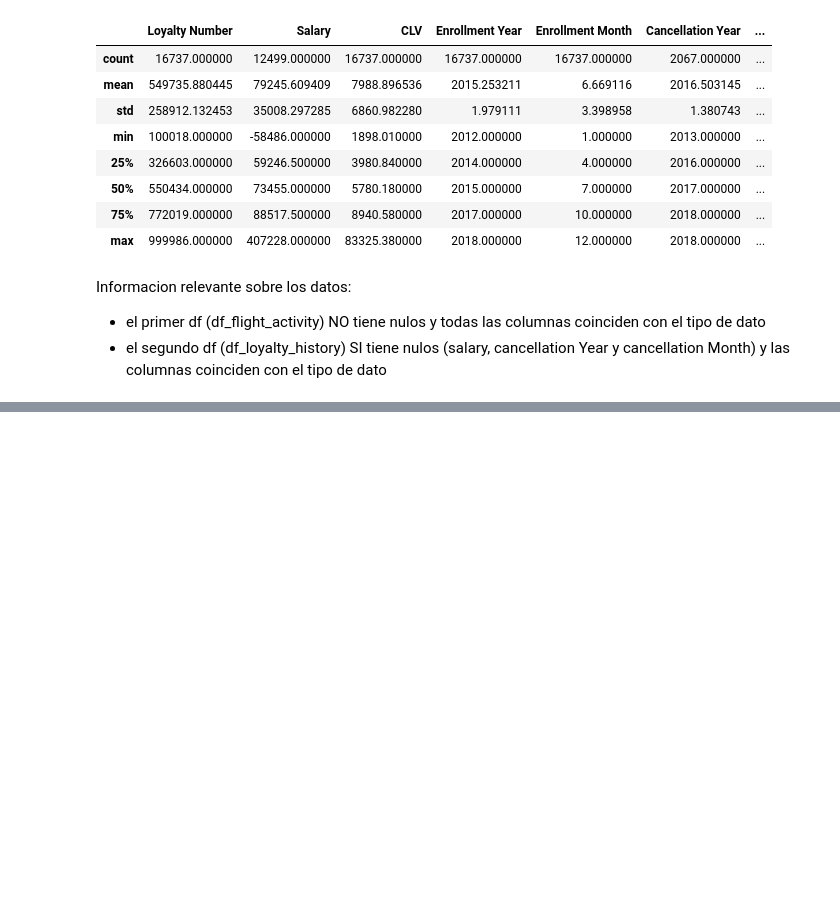
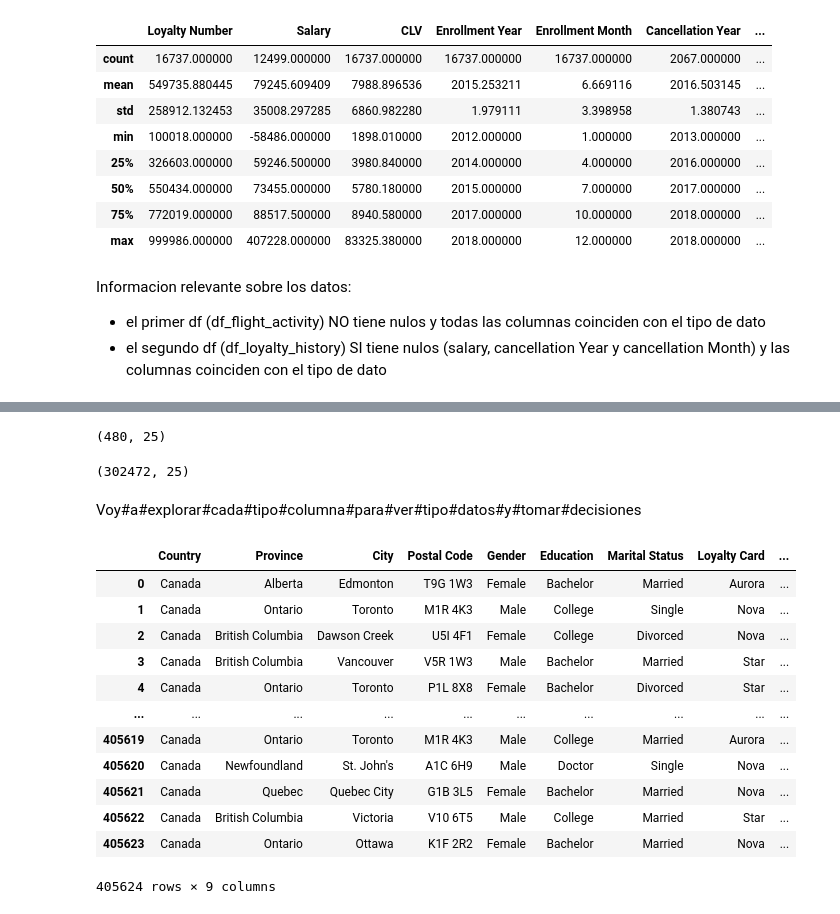
Before and after one commit to Adalab/bda-modulo-3-evaluacion-final-23lau, a Jupyter notebook: Evaluacion_modulo3.ipynb, the cells around one changed output, grey strips where cells are left out. Saved outputs shown, nothing was run; the diff lists cells and outputs as text; code cells hidden in the pictures; blank space fills up the shorter version.

```diff
--- a/Evaluacion_modulo3.ipynb
+++ b/Evaluacion_modulo3.ipynb
@@ -204,0 +220,5 @@ Informacion relevante sobre los datos:
+# %%
+## Unimos todos los datos en un único df para trabajar con el a partir de ahora, elijo hacer merge porque tienen columna en común: "loyalty_number"
+
+df_unido_merge = df_flight_activity.merge(df_loyalty_history, left_on = 'Loyalty Number', right_on = 'Loyalty Number')
+df_unido_merge.head()
@@ -204,0 +358,8 @@ Informacion relevante sobre los datos:
+# %%
+df_valores_menor_0.shape
+# %% [output]
+(480, 25)
+# %%
+df_valores_mayor_0.shape
+# %% [output]
+(302472, 25)
@@ -204,0 +368,20 @@ Informacion relevante sobre los datos:
+# %% [markdown]
+Voy#a#explorar#cada#tipo#columna#para#ver#tipo#datos#y#tomar#decisiones
+# %%
+cols_object=df_unido_merge.select_dtypes(include='object')
+# %%
+cols_object
+# %% [output]
+|  | Country | Province | City | Postal Code | Gender | Education | Marital Status | Loyalty Card | ... |
+| 0 | Canada | Alberta | Edmonton | T9G 1W3 | Female | Bachelor | Married | Aurora | ... |
+| 1 | Canada | Ontario | Toronto | M1R 4K3 | Male | College | Single | Nova | ... |
+| 2 | Canada | British Columbia | Dawson Creek | U5I 4F1 | Female | College | Divorced | Nova | ... |
+| 3 | Canada | British Columbia | Vancouver | V5R 1W3 | Male | Bachelor | Married | Star | ... |
+| 4 | Canada | Ontario | Toronto | P1L 8X8 | Female | Bachelor | Divorced | Star | ... |
+| ... | ... | ... | ... | ... | ... | ... | ... | ... | ... |
+| 405619 | Canada | Ontario | Toronto | M1R 4K3 | Male | College | Married | Aurora | ... |
+| 405620 | Canada | Newfoundland | St. John's | A1C 6H9 | Male | Doctor | Single | Nova | ... |
+| 405621 | Canada | Quebec | Quebec City | G1B 3L5 | Female | Bachelor | Married | Nova | ... |
+| 405622 | Canada | British Columbia | Victoria | V10 6T5 | Male | College | Married | Star | ... |
+| 405623 | Canada | Ontario | Ottawa | K1F 2R2 | Female | Bachelor | Married | Nova | ... |
+405624 rows × 9 columns
```
Also changed, not shown: parts of 21 cells of this notebook.
